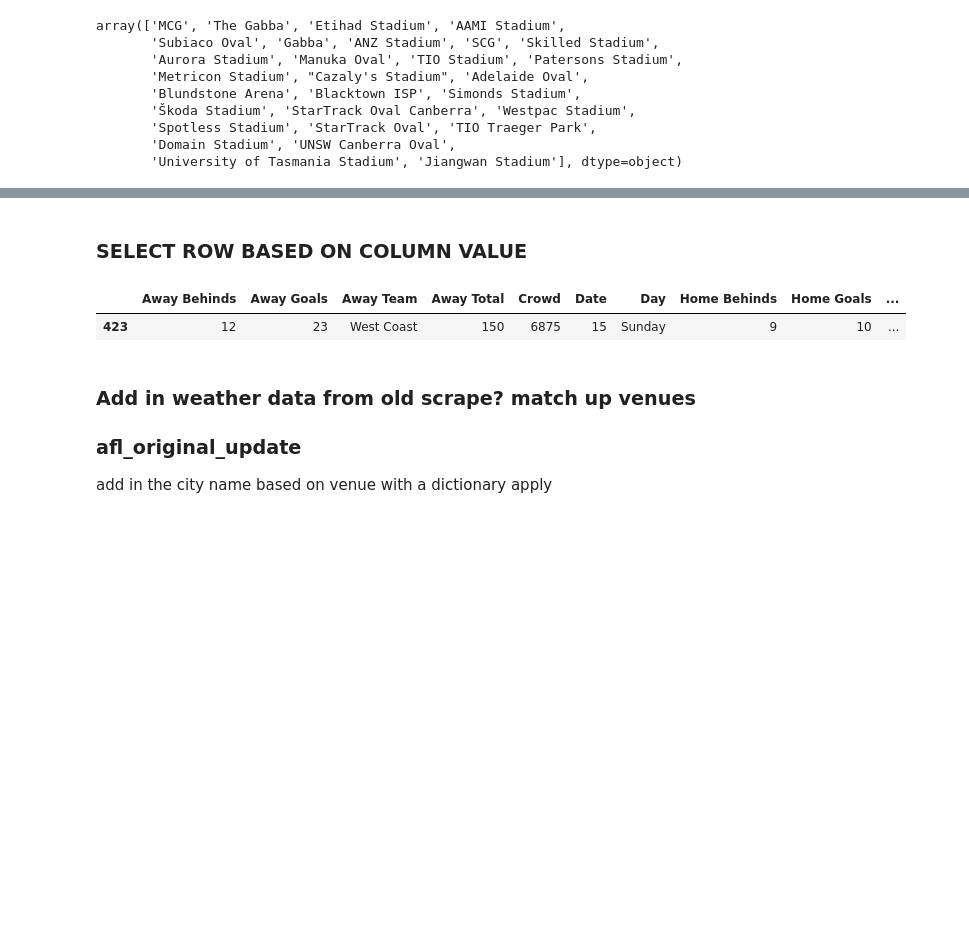
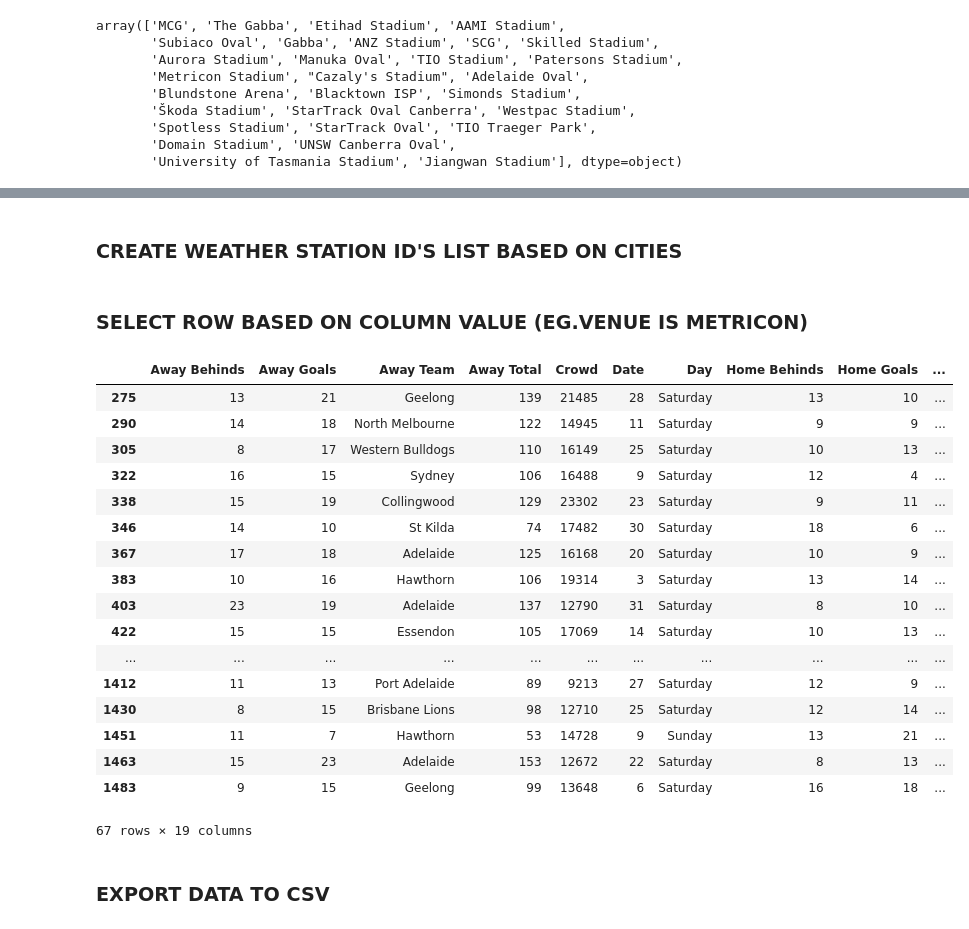
Before and after one commit to ssweeney1988/2015lab2, a Jupyter notebook: Wikipedia AFL Scrape.ipynb, the cells around one changed output, grey strips where cells are left out. Cells and saved outputs as stored; diff of their text form; code cells hidden in the pictures; blank space fills up the shorter version.

```diff
--- a/Wikipedia AFL Scrape.ipynb
+++ b/Wikipedia AFL Scrape.ipynb
@@ -575,37 +507,58 @@ def get_station_ID(row):
+# %% [markdown]
+### CREATE WEATHER STATION ID'S LIST BASED ON CITIES
 # %%
-#rename station_ids
 def get_station_ID(row):
     di_stations= {
-         "Brisbane": "334797792&p_stn_num=040913",
-         "Melbourne": "1487214643&p_stn_num=086232",
-         "Adelaide": "105924303&p_stn_num=023011",
-         "Canberra": "986923182&p_stn_num=070246",
-         "Perth": "16771239&p_stn_num=009151",
-         "Gold Coast": "326713690&p_stn_num=040416",
-         "Hobart": "1768351258&p_stn_num=094030",
-         "Sydney": "873151344&p_stn_num=066073",
-         "Homebush": "871566312&p_stn_num=066013",
-         "Geelong": "1519465927&p_stn_num=087162",
-         "Launceston": "1658844915&p_stn_num=091072",
-         "Cairns": "194935783&p_stn_num=031218",
-         "Darwin": "40163856&p_stn_num=014167",
-         "Alice Springs": "48632698&p_stn_num=015590",
-         "Wellington": "N/A"}
+    "Melbourne": "1487214643&p_stn_num=086232",
+     "Brisbane": "334797792&p_stn_num=040913",
+     "Adelaide": "105924303&p_stn_num=023011",
+     "Canberra": "986923182&p_stn_num=070246",
+     "Perth": "16771239&p_stn_num=009151",
+     "Gold Coast": "326713690&p_stn_num=040416",
+     "Hobart": "1768351258&p_stn_num=094030",
+     "Sydney": "873151344&p_stn_num=066073",
+     "Western Sydney": "871566312&p_stn_num=066013",
+     "Geelong": "1519465927&p_stn_num=087162",
+     "Launceston": "1658844915&p_stn_num=091072",
+     "Cairns": "194935783&p_stn_num=031218",
+     "Alice Springs": "48632698&p_stn_num=015590",
+     "Darwin": "40163856&p_stn_num=014167",
+     "Wellington": "N/A",
+     "Shanghai": "N/A"}
+
     return di_stations[row.City]
+
+
+### copy city links from below
+# %%
+df["station_ID"] = df.apply(get_station_ID, axis=1)
 # %%
 df["station_ID"] = df.apply(get_station_ID, axis=1)
 df.head(2)
 # %% [markdown]
-### SELECT ROW BASED ON COLUMN VALUE
+### SELECT ROW BASED ON COLUMN VALUE (EG.VENUE IS METRICON)
 # %%
-df.loc[df['Venue'] == 'Blacktown ISP']
+df.loc[df['Venue'] == 'Metricon Stadium']
 # %% [output]
 |  | Away Behinds | Away Goals | Away Team | Away Total | Crowd | Date | Day | Home Behinds | Home Goals | ... |
-| 423 | 12 | 23 | West Coast | 150 | 6875 | 15 | Sunday | 9 | 10 | ... |
+| 275 | 13 | 21 | Geelong | 139 | 21485 | 28 | Saturday | 13 | 10 | ... |
+| 290 | 14 | 18 | North Melbourne | 122 | 14945 | 11 | Saturday | 9 | 9 | ... |
+| 305 | 8 | 17 | Western Bulldogs | 110 | 16149 | 25 | Saturday | 10 | 13 | ... |
+| 322 | 16 | 15 | Sydney | 106 | 16488 | 9 | Saturday | 12 | 4 | ... |
+| 338 | 15 | 19 | Collingwood | 129 | 23302 | 23 | Saturday | 9 | 11 | ... |
+| 346 | 14 | 10 | St Kilda | 74 | 17482 | 30 | Saturday | 18 | 6 | ... |
+| 367 | 17 | 18 | Adelaide | 125 | 16168 | 20 | Saturday | 10 | 9 | ... |
+| 383 | 10 | 16 | Hawthorn | 106 | 19314 | 3 | Saturday | 13 | 14 | ... |
+| 403 | 23 | 19 | Adelaide | 137 | 12790 | 31 | Saturday | 8 | 10 | ... |
+| 422 | 15 | 15 | Essendon | 105 | 17069 | 14 | Saturday | 10 | 13 | ... |
+| ... | ... | ... | ... | ... | ... | ... | ... | ... | ... | ... |
+| 1412 | 11 | 13 | Port Adelaide | 89 | 9213 | 27 | Saturday | 12 | 9 | ... |
+| 1430 | 8 | 15 | Brisbane Lions | 98 | 12710 | 25 | Saturday | 12 | 14 | ... |
+| 1451 | 11 | 7 | Hawthorn | 53 | 14728 | 9 | Sunday | 13 | 21 | ... |
+| 1463 | 15 | 23 | Adelaide | 153 | 12672 | 22 | Saturday | 8 | 13 | ... |
+| 1483 | 9 | 15 | Geelong | 99 | 13648 | 6 | Saturday | 16 | 18 | ... |
+67 rows × 19 columns
-# %% [markdown]
-### Add in weather data from old scrape? match up venues
-### afl_original_update
-
-add in the city name based on venue with a dictionary apply
+# %% [markdown]
+### EXPORT DATA TO CSV
 # %%
 df.to_csv("test.csv")
```
Also changed, not shown: parts of 35 cells of this notebook.
